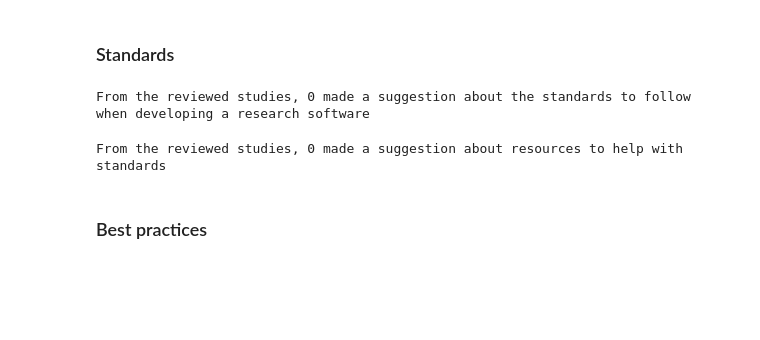
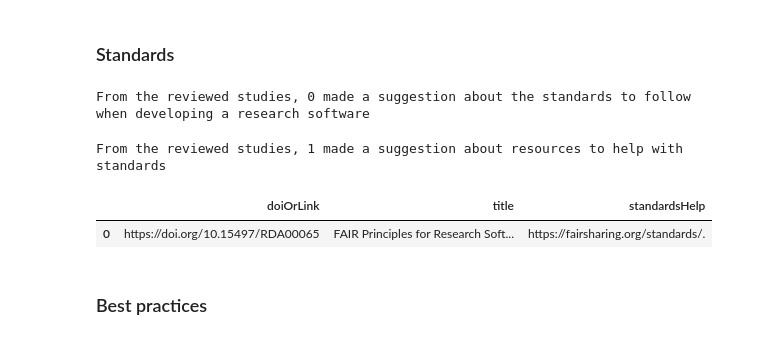
Before and after one commit to FAIR-BioRS/Code, a Jupyter notebook: main.ipynb, the cells around one changed output. Cells and saved outputs as stored; diff of their text form; code cells hidden in the pictures; blank space fills up the shorter version.

```diff
--- a/main.ipynb
+++ b/main.ipynb
@@ -341,7 +351,7 @@ print(
 # %% [output]
 From the reviewed studies, 0 made a suggestion about the standards to follow when developing a research software
 # %%
-df_sub = df[["doiOrLink", "title", "standardsHelp"]].iloc[2:].dropna()
+df_sub = df[["doiOrLink", "title", "standardsHelp"]].dropna()
 total_studies = len(df_sub)
 print(
     "From the reviewed studies, "
@@ -349,7 +359,12 @@ print(
     + " made a suggestion about resources to help with standards"
 )
 # %% [output]
-From the reviewed studies, 0 made a suggestion about resources to help with standards
+From the reviewed studies, 1 made a suggestion about resources to help with standards
+# %%
+display(df_sub)
+# %% [output]
+|  | doiOrLink | title | standardsHelp |
+| 0 | https://doi.org/10.15497/RDA00065 | FAIR Principles for Research Soft... | https://fairsharing.org/standards/. |
 # %% [markdown]
 ### Best practices
 # %%
```
Also changed, not shown: parts of 20 cells of this notebook, 6 other files.
